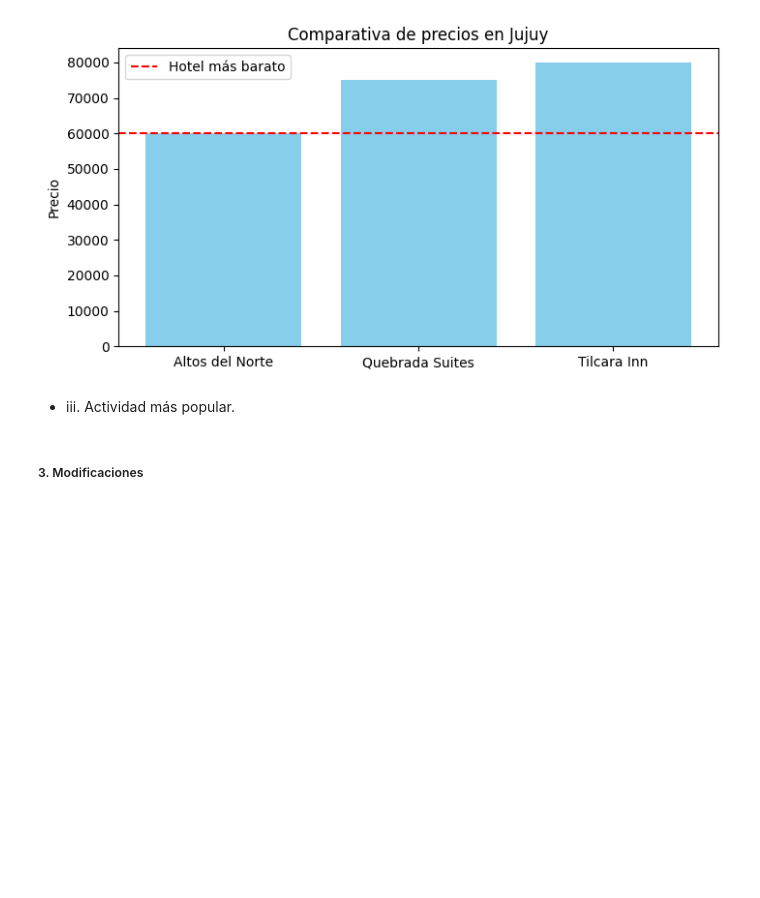
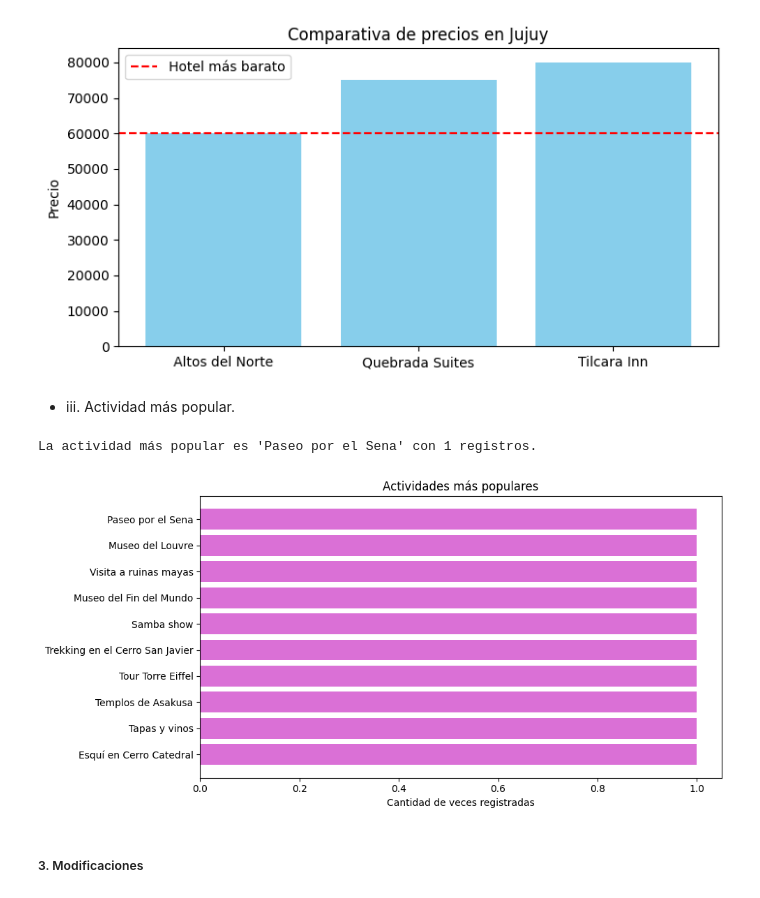
Before and after one commit to DaiValdez/Trabajo_integrador, a Jupyter notebook: notebooks/trabajo_integrador.ipynb, the cells around one changed output. Drawn from its saved outputs; the diff is of its cells as text; code cells hidden in the pictures; blank space fills up the shorter version.

Commit message:
Ultimo grafico y carga de datos de busquedas de actividades

```diff
--- a/notebooks/trabajo_integrador.ipynb
+++ b/notebooks/trabajo_integrador.ipynb
@@ -608,6 +608,43 @@ El hotel más barato es Altos del Norte (Jujuy) con un precio de $60000.
 [figure]
 # %% [markdown]
   - iii. Actividad más popular.
+# %%
+import matplotlib.pyplot as plt
+
+# --- Actividad más popular ---
+client = get_mongo_client()
+db = client["viajes"]
+
+# Contar cuántas veces aparece cada actividad según su nombre
+pipeline = [
+    {"$group": {"_id": "$nombre", "total": {"$sum": 1}}},
+    {"$sort": {"total": -1}}
+]
+
+resultado = list(db.actividades.aggregate(pipeline))
+
+# Si hay resultados, mostrar la más popular
+if resultado:
+    actividad_mas_popular = resultado[0]
+    print(f"La actividad más popular es '{actividad_mas_popular['_id']}' con {actividad_mas_popular['total']} registros.")
+else:
+    print("No se encontraron actividades en la base de datos.")
+
+# Gráfico de popularidad de actividades
+nombres = [a["_id"] for a in resultado[:10]]  # mostramos solo las 10 más populares
+totales = [a["total"] for a in resultado[:10]]
+
+plt.figure(figsize=(10,5))
+plt.barh(nombres[::-1], totales[::-1], color="orchid")
+plt.title("Actividades más populares")
+plt.xlabel("Cantidad de veces registradas")
+plt.tight_layout()
+plt.show()
+
+client.close()
+# %% [output]
+La actividad más popular es 'Paseo por el Sena' con 1 registros.
+[figure, added]
 # %% [markdown]
 ##### 3. Modificaciones
 # %% [markdown]
```
Also changed, not shown: parts of 5 cells of this notebook, 1 other file.
